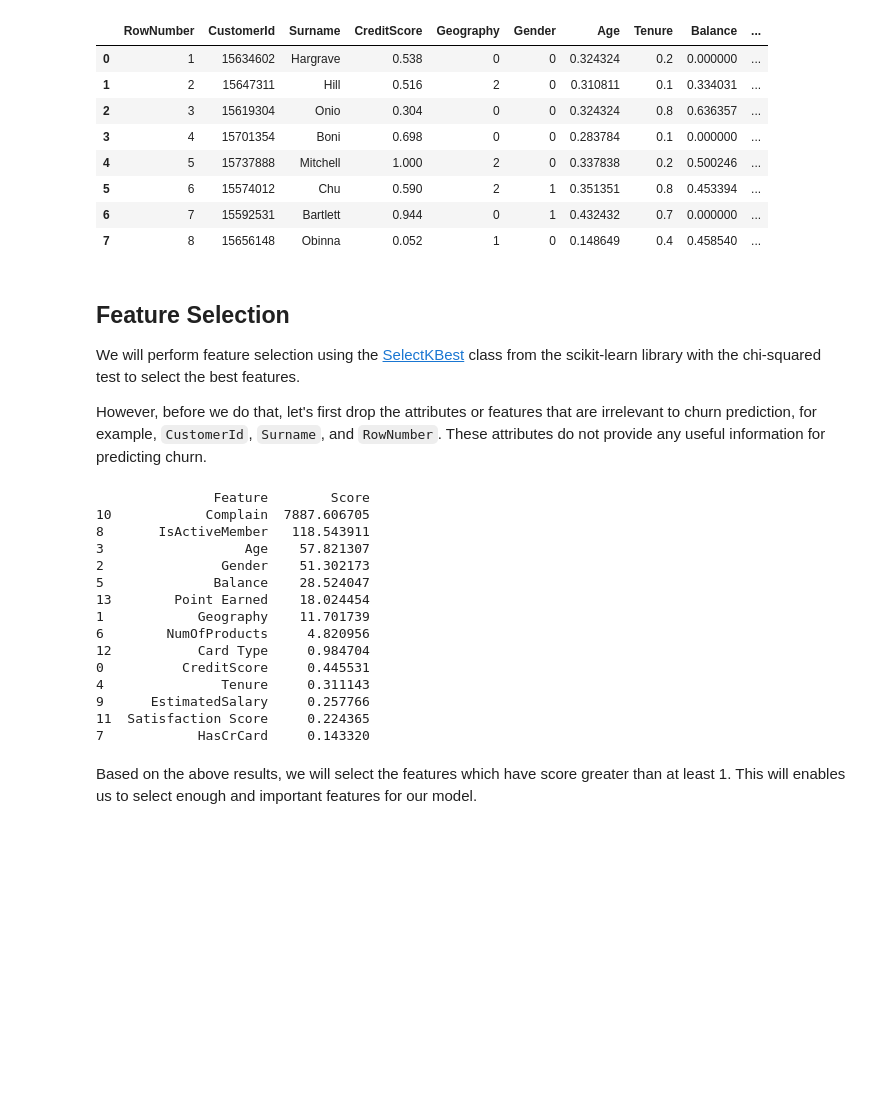
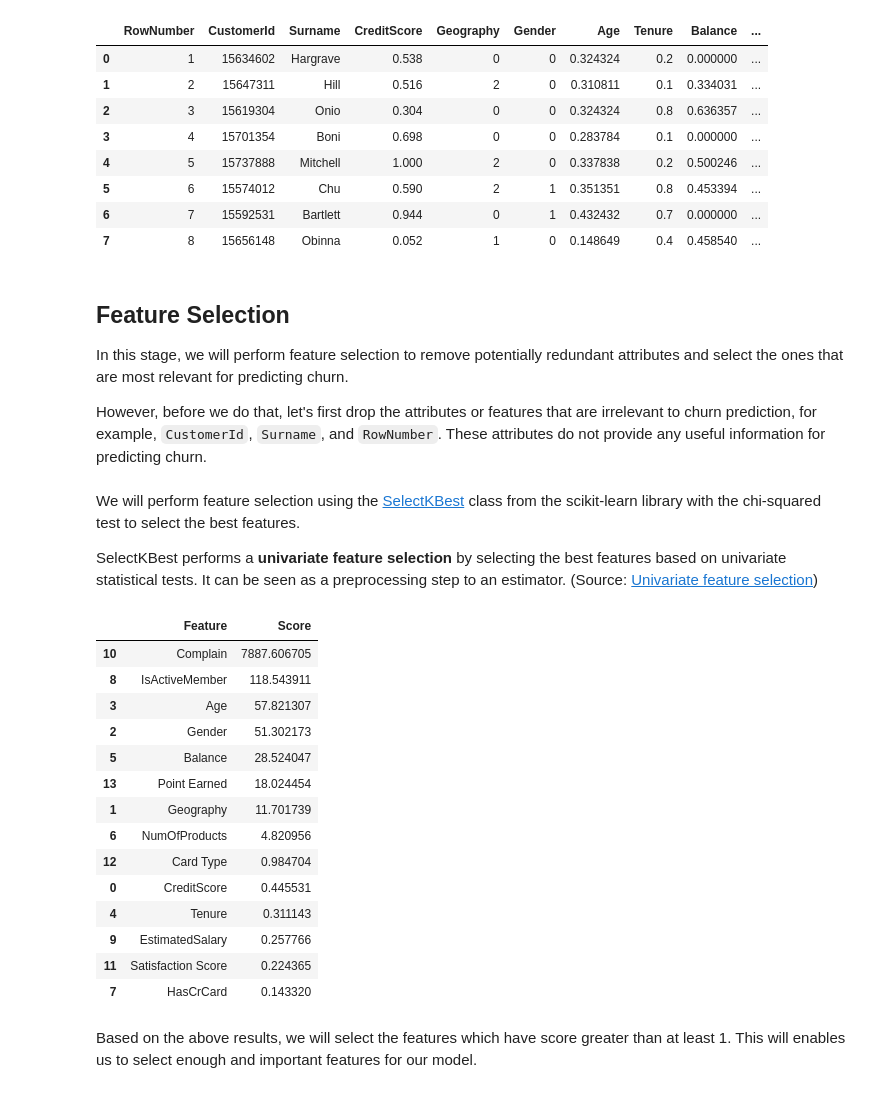
Before and after one commit to CSI4142/Project, a Jupyter notebook: phase4/part_a/data_transformation.ipynb, the cells around one changed output. Cells and saved outputs as stored; diff of their text form; code cells hidden in the pictures; blank space fills up the shorter version.

```diff
--- a/phase4/part_a/data_transformation.ipynb
+++ b/phase4/part_a/data_transformation.ipynb
@@ -141,60 +141,64 @@ df.head(8)
 # %% [markdown]
 ## Feature Selection
 
-We will perform feature selection using the [SelectKBest](https://scikit-learn.org/stable/modules/generated/sklearn.feature_selection.SelectKBest.html#sklearn.feature_selection.SelectKBest) class from the scikit-learn library with the chi-squared test to select the best features.
+In this stage, we will perform feature selection to remove potentially redundant attributes and select the ones that are most relevant for predicting churn.
 
 However, before we do that, let's first drop the attributes or features that are irrelevant to churn prediction, for example, `CustomerId`, `Surname`, and `RowNumber`. These attributes do not provide any useful information for predicting churn.
 # %%
 # drop unnecessary columns
 df = df.drop(columns=['RowNumber', 'CustomerId', 'Surname'])
+# %% [markdown]
+We will perform feature selection using the [SelectKBest](https://scikit-learn.org/stable/modules/generated/sklearn.feature_selection.SelectKBest.html#sklearn.feature_selection.SelectKBest) class from the scikit-learn library with the chi-squared test to select the best features.
+
+SelectKBest performs a **univariate feature selection** by selecting the best features based on univariate statistical tests. It can be seen as a preprocessing step to an estimator. (Source: [Univariate feature selection](https://scikit-learn.org/stable/modules/feature_selection.html#univariate-feature-selection))
 # %%
 # We will perform feature selection using the SelectKBest class from the scikit-learn library
 from sklearn.feature_selection import SelectKBest
 from sklearn.feature_selection import chi2
 
 # separate the features and the target variable
 X = df.drop('Exited', axis=1)
 y = df['Exited']
 
 # instantiate the SelectKBest class
 k_best = SelectKBest(score_func=chi2, k="all")
 
 # fit the SelectKBest class to the features and target variable
 k_best.fit(X, y)
 
 # get the scores of the features
 scores = pd.DataFrame(k_best.scores_)
 
 # get the features
 features = pd.DataFrame(X.columns)
 
 # concatenate the dataframes
 feature_scores = pd.concat([features, scores], axis=1)
 
 # name the columns
 feature_scores.columns = ['Feature', 'Score']
 
 # sort the features based on their scores
 feature_scores = feature_scores.sort_values(by='Score', ascending=False)
 
 # print the scores of the features
-print(feature_scores)
+feature_scores
 # %% [output]
-               Feature        Score
-10            Complain  7887.606705
-8       IsActiveMember   118.543911
-3                  Age    57.821307
-2               Gender    51.302173
-5              Balance    28.524047
-13        Point Earned    18.024454
-1            Geography    11.701739
-6        NumOfProducts     4.820956
-12           Card Type     0.984704
-0          CreditScore     0.445531
-4               Tenure     0.311143
-9      EstimatedSalary     0.257766
-11  Satisfaction Score     0.224365
-7            HasCrCard     0.143320
+|  | Feature | Score |
+| 10 | Complain | 7887.606705 |
+| 8 | IsActiveMember | 118.543911 |
+| 3 | Age | 57.821307 |
+| 2 | Gender | 51.302173 |
+| 5 | Balance | 28.524047 |
+| 13 | Point Earned | 18.024454 |
+| 1 | Geography | 11.701739 |
+| 6 | NumOfProducts | 4.820956 |
+| 12 | Card Type | 0.984704 |
+| 0 | CreditScore | 0.445531 |
+| 4 | Tenure | 0.311143 |
+| 9 | EstimatedSalary | 0.257766 |
+| 11 | Satisfaction Score | 0.224365 |
+| 7 | HasCrCard | 0.143320 |
 # %% [markdown]
 Based on the above results, we will select the features which have score greater than at least 1. This will enables us to select enough and important features for our model.
 # %%
```
Also changed, not shown: 1 other file.
